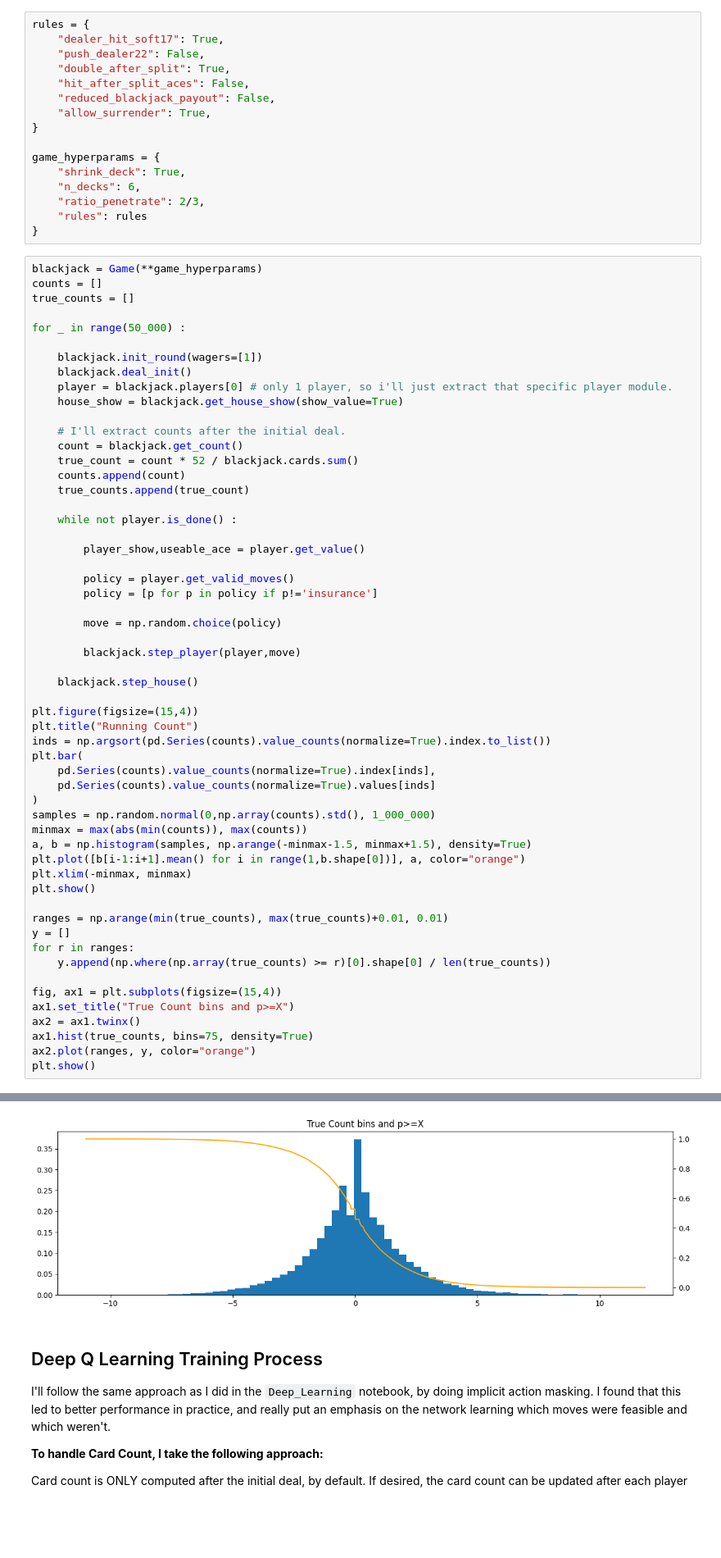
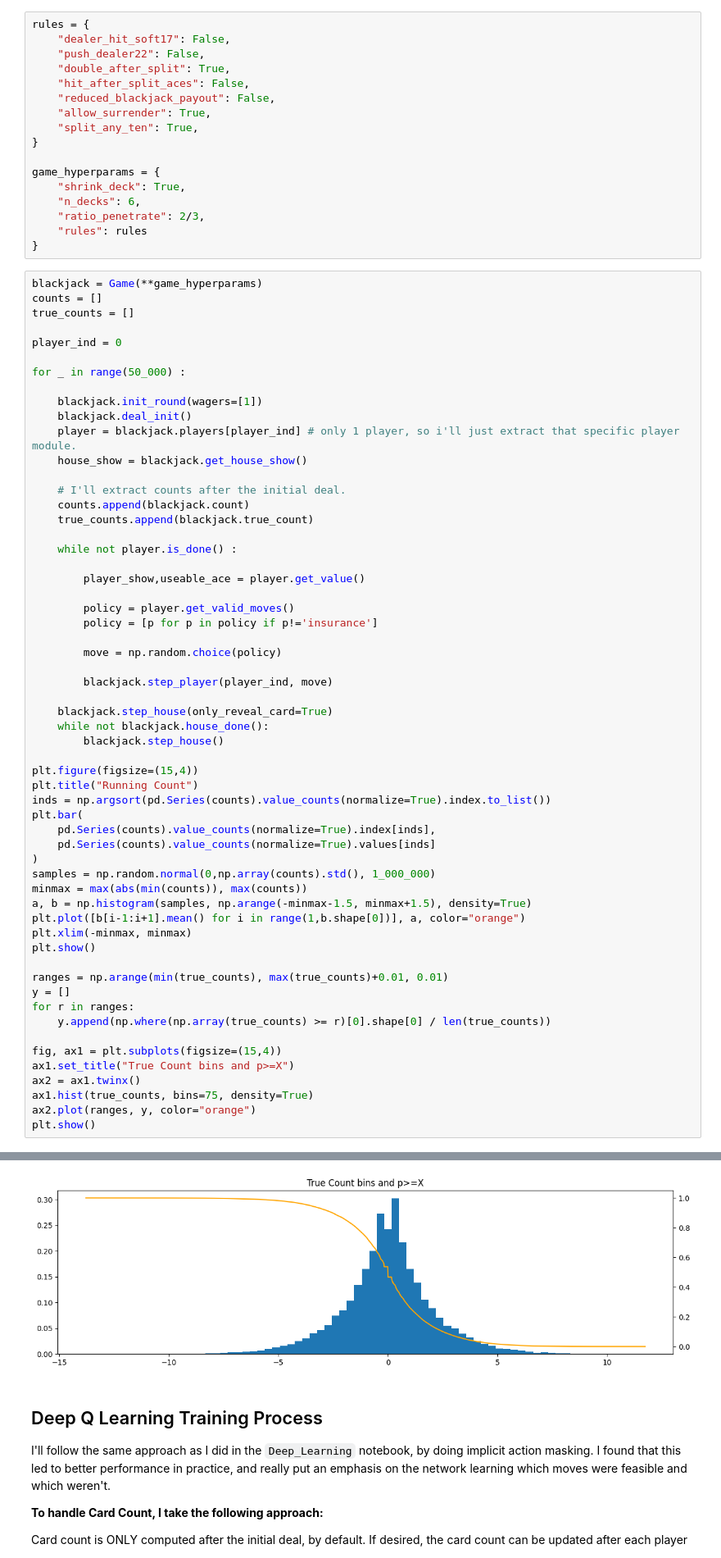
Before and after one commit to petersim1/Blackjack_RL, a Jupyter notebook: Deep_Learning_Count.ipynb, the cells around one changed output, grey strips where cells are left out. Shown at 82% size. Saved outputs shown, nothing was run; the diff lists cells and outputs as text; blank space fills up the shorter version.

```diff
--- a/Deep_Learning_Count.ipynb
+++ b/Deep_Learning_Count.ipynb
@@ -35,11 +38,12 @@ For this simple approach, I use random policy selection (of valid actions), and
 # %%
 rules = {
-    "dealer_hit_soft17": True,
+    "dealer_hit_soft17": False,
     "push_dealer22": False,
     "double_after_split": True,
     "hit_after_split_aces": False,
     "reduced_blackjack_payout": False,
     "allow_surrender": True,
+    "split_any_ten": True,
 }
 
 game_hyperparams = {
@@ -53,18 +57,18 @@ blackjack = Game(**game_hyperparams)
 counts = []
 true_counts = []
 
+player_ind = 0
+
 for _ in range(50_000) :
 
     blackjack.init_round(wagers=[1])
     blackjack.deal_init()
-    player = blackjack.players[0] # only 1 player, so i'll just extract that specific player module.
-    house_show = blackjack.get_house_show(show_value=True)
+    player = blackjack.players[player_ind] # only 1 player, so i'll just extract that specific player module.
+    house_show = blackjack.get_house_show()
 
     # I'll extract counts after the initial deal.
-    count = blackjack.get_count()
-    true_count = count * 52 / blackjack.cards.sum()
-    counts.append(count)
-    true_counts.append(true_count)
+    counts.append(blackjack.count)
+    true_counts.append(blackjack.true_count)
 
     while not player.is_done() :
 
@@ -75,9 +79,11 @@ for _ in range(50_000) :
 
         move = np.random.choice(policy)
 
-        blackjack.step_player(player,move)
+        blackjack.step_player(player_ind, move)
 
-    blackjack.step_house()
+    blackjack.step_house(only_reveal_card=True)
+    while not blackjack.house_done():
+        blackjack.step_house()
 
 plt.figure(figsize=(15,4))
 plt.title("Running Count")
@@ -109,4 +115,4 @@ plt.show()
-[figure, old version]
+[figure, new version]
 # %% [markdown]
 ## Deep Q Learning Training Process
 
```
Also changed, not shown: parts of 24 cells of this notebook, 7 other files.
